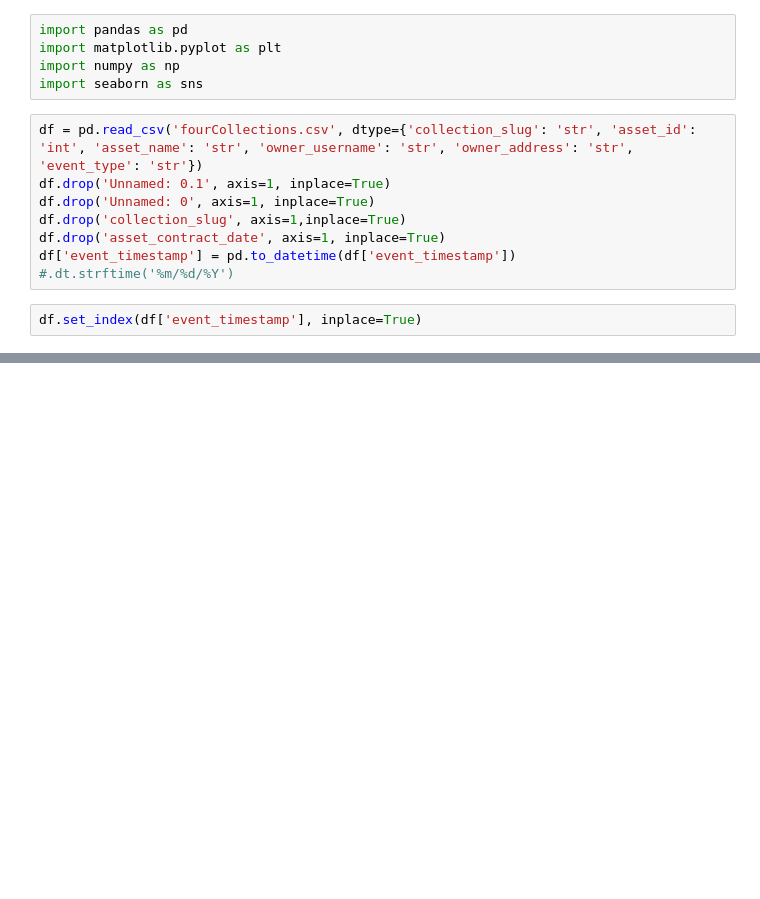
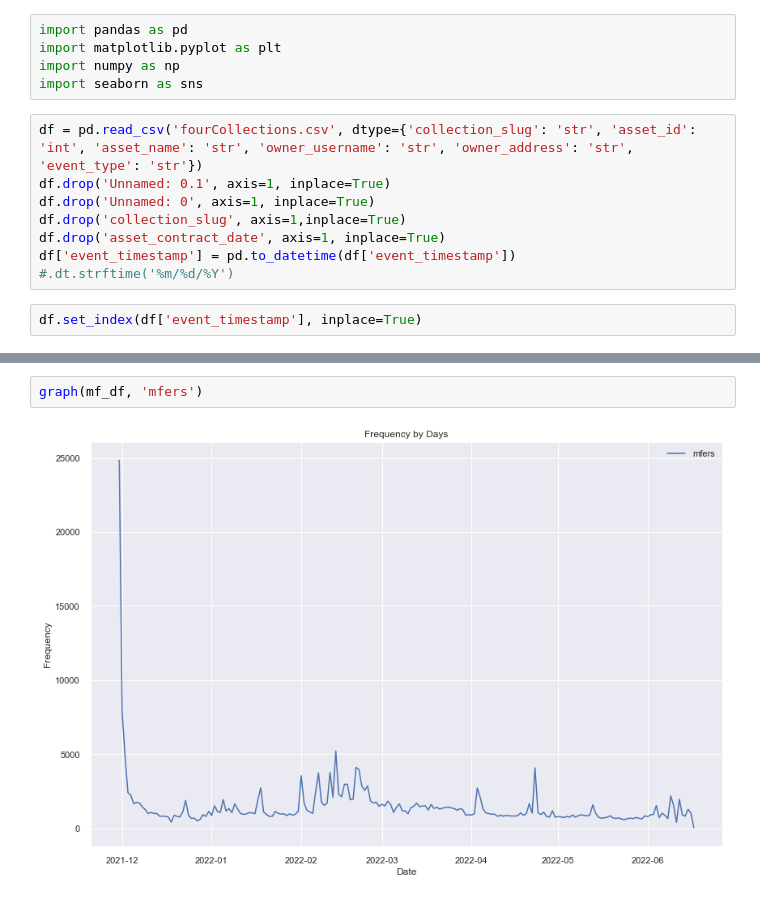
Before and after one commit to KrisOei/retrieve_openseas, a Jupyter notebook: data_analysis/time_series.ipynb, the cells around one changed output, grey strips where cells are left out. Drawn from its saved outputs; the diff is of its cells as text; blank space fills up the shorter version.

```diff
--- a/data_analysis/time_series.ipynb
+++ b/data_analysis/time_series.ipynb
@@ -37,0 +44,4 @@ df.head()
+# %%
+graph(mf_df, 'mfers')
+# %% [output]
+[figure, added]
```
Also changed, not shown: parts of 7 cells of this notebook.
